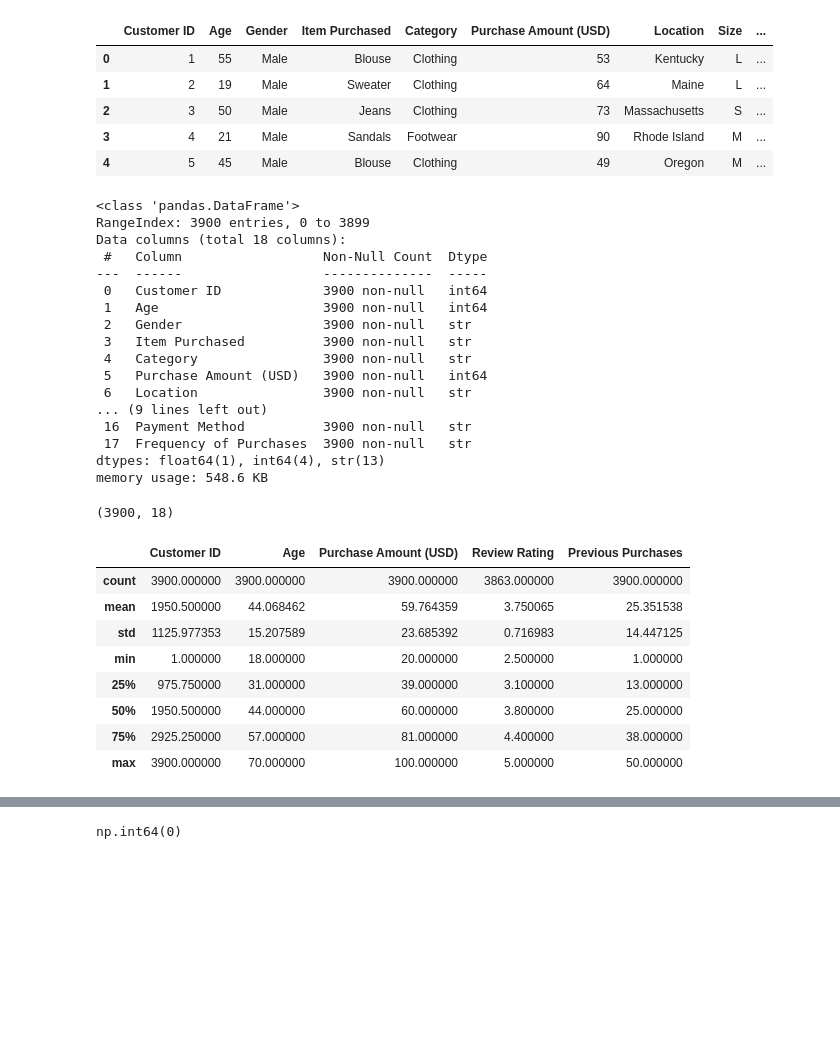
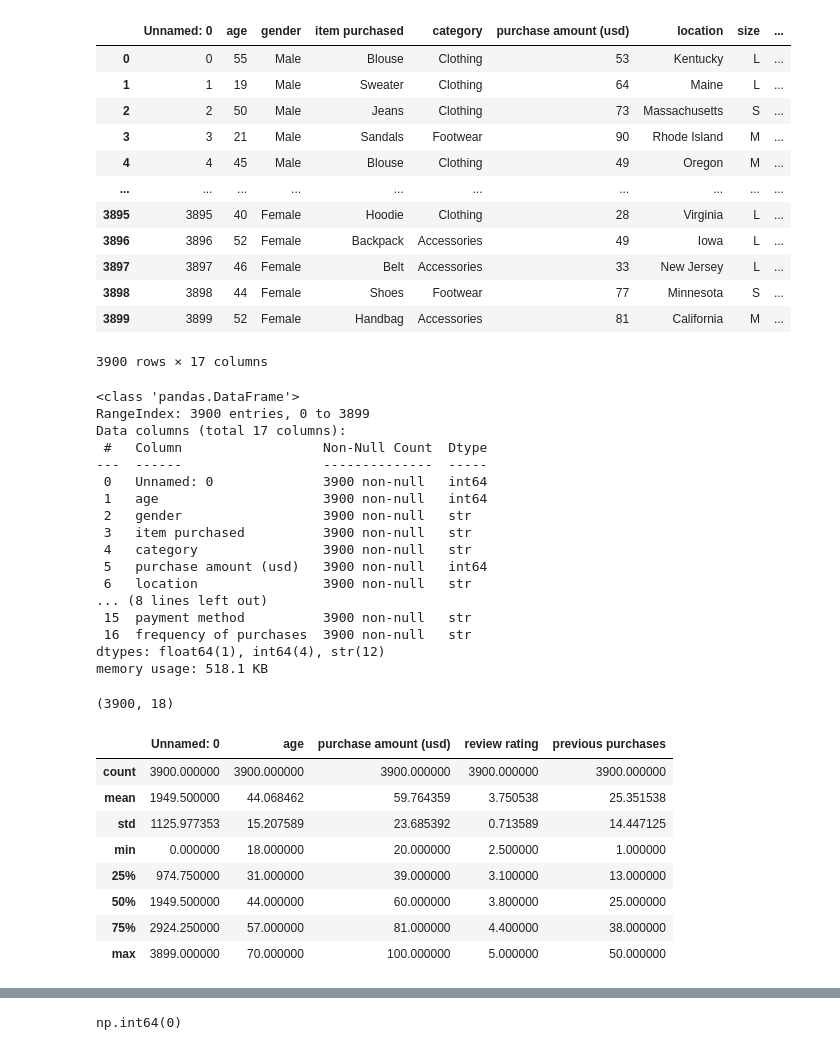
Before and after one commit to sanadwork240-sudo/customer-sales-analysis, a Jupyter notebook: Data_analysis_codes/age_analytics.ipynb, the cells around one changed output, grey strips where cells are left out. Drawn from its saved outputs; the diff is of its cells as text; code cells hidden in the pictures; blank space fills up the shorter version.

```diff
--- a/Data_analysis_codes/age_analytics.ipynb
+++ b/Data_analysis_codes/age_analytics.ipynb
@@ -2,36 +2,43 @@
 import numpy as np
 import pandas as pd
 # %%
-df=pd.read_csv("customer_shopping_behavior.csv")
-df.head()
+df=pd.read_csv('../CSV_FILES/removed.csv')
+df
 # %% [output]
-|  | Customer ID | Age | Gender | Item Purchased | Category | Purchase Amount (USD) | Location | Size | ... |
-| 0 | 1 | 55 | Male | Blouse | Clothing | 53 | Kentucky | L | ... |
-| 1 | 2 | 19 | Male | Sweater | Clothing | 64 | Maine | L | ... |
-| 2 | 3 | 50 | Male | Jeans | Clothing | 73 | Massachusetts | S | ... |
-| 3 | 4 | 21 | Male | Sandals | Footwear | 90 | Rhode Island | M | ... |
-| 4 | 5 | 45 | Male | Blouse | Clothing | 49 | Oregon | M | ... |
+|  | Unnamed: 0 | age | gender | item purchased | category | purchase amount (usd) | location | size | ... |
+| 0 | 0 | 55 | Male | Blouse | Clothing | 53 | Kentucky | L | ... |
+| 1 | 1 | 19 | Male | Sweater | Clothing | 64 | Maine | L | ... |
+| 2 | 2 | 50 | Male | Jeans | Clothing | 73 | Massachusetts | S | ... |
+| 3 | 3 | 21 | Male | Sandals | Footwear | 90 | Rhode Island | M | ... |
+| 4 | 4 | 45 | Male | Blouse | Clothing | 49 | Oregon | M | ... |
+| ... | ... | ... | ... | ... | ... | ... | ... | ... | ... |
+| 3895 | 3895 | 40 | Female | Hoodie | Clothing | 28 | Virginia | L | ... |
+| 3896 | 3896 | 52 | Female | Backpack | Accessories | 49 | Iowa | L | ... |
+| 3897 | 3897 | 46 | Female | Belt | Accessories | 33 | New Jersey | L | ... |
+| 3898 | 3898 | 44 | Female | Shoes | Footwear | 77 | Minnesota | S | ... |
+| 3899 | 3899 | 52 | Female | Handbag | Accessories | 81 | California | M | ... |
+3900 rows × 17 columns
 # %%
 
 df.info()
 # %% [output]
 <class 'pandas.DataFrame'>
 RangeIndex: 3900 entries, 0 to 3899
-Data columns (total 18 columns):
+Data columns (total 17 columns):
  #   Column                  Non-Null Count  Dtype
 ---  ------                  --------------  -----
- 0   Customer ID             3900 non-null   int64
- 1   Age                     3900 non-null   int64
- 2   Gender                  3900 non-null   str
- 3   Item Purchased          3900 non-null   str
- 4   Category                3900 non-null   str
- 5   Purchase Amount (USD)   3900 non-null   int64
- 6   Location                3900 non-null   str
-... (9 lines left out)
- 16  Payment Method          3900 non-null   str
- 17  Frequency of Purchases  3900 non-null   str
-dtypes: float64(1), int64(4), str(13)
-memory usage: 548.6 KB
+ 0   Unnamed: 0              3900 non-null   int64
+ 1   age                     3900 non-null   int64
+ 2   gender                  3900 non-null   str
+ 3   item purchased          3900 non-null   str
+ 4   category                3900 non-null   str
+ 5   purchase amount (usd)   3900 non-null   int64
+ 6   location                3900 non-null   str
+... (8 lines left out)
+ 15  payment method          3900 non-null   str
+ 16  frequency of purchases  3900 non-null   str
+dtypes: float64(1), int64(4), str(12)
+memory usage: 518.1 KB
 # %%
 df.shape
 # %% [output]
@@ -39,15 +46,15 @@ df.shape
 # %%
 df.describe()
 # %% [output]
-|  | Customer ID | Age | Purchase Amount (USD) | Review Rating | Previous Purchases |
-| count | 3900.000000 | 3900.000000 | 3900.000000 | 3863.000000 | 3900.000000 |
-| mean | 1950.500000 | 44.068462 | 59.764359 | 3.750065 | 25.351538 |
-| std | 1125.977353 | 15.207589 | 23.685392 | 0.716983 | 14.447125 |
-| min | 1.000000 | 18.000000 | 20.000000 | 2.500000 | 1.000000 |
-| 25% | 975.750000 | 31.000000 | 39.000000 | 3.100000 | 13.000000 |
-| 50% | 1950.500000 | 44.000000 | 60.000000 | 3.800000 | 25.000000 |
-| 75% | 2925.250000 | 57.000000 | 81.000000 | 4.400000 | 38.000000 |
-| max | 3900.000000 | 70.000000 | 100.000000 | 5.000000 | 50.000000 |
+|  | Unnamed: 0 | age | purchase amount (usd) | review rating | previous purchases |
+| count | 3900.000000 | 3900.000000 | 3900.000000 | 3900.000000 | 3900.000000 |
+| mean | 1949.500000 | 44.068462 | 59.764359 | 3.750538 | 25.351538 |
+| std | 1125.977353 | 15.207589 | 23.685392 | 0.713589 | 14.447125 |
+| min | 0.000000 | 18.000000 | 20.000000 | 2.500000 | 1.000000 |
+| 25% | 974.750000 | 31.000000 | 39.000000 | 3.100000 | 13.000000 |
+| 50% | 1949.500000 | 44.000000 | 60.000000 | 3.800000 | 25.000000 |
+| 75% | 2924.250000 | 57.000000 | 81.000000 | 4.400000 | 38.000000 |
+| max | 3899.000000 | 70.000000 | 100.000000 | 5.000000 | 50.000000 |
 # %%
 df.isna().sum()
 # %% [output]
```
Also changed, not shown: parts of 14 cells of this notebook, 4 other files.
